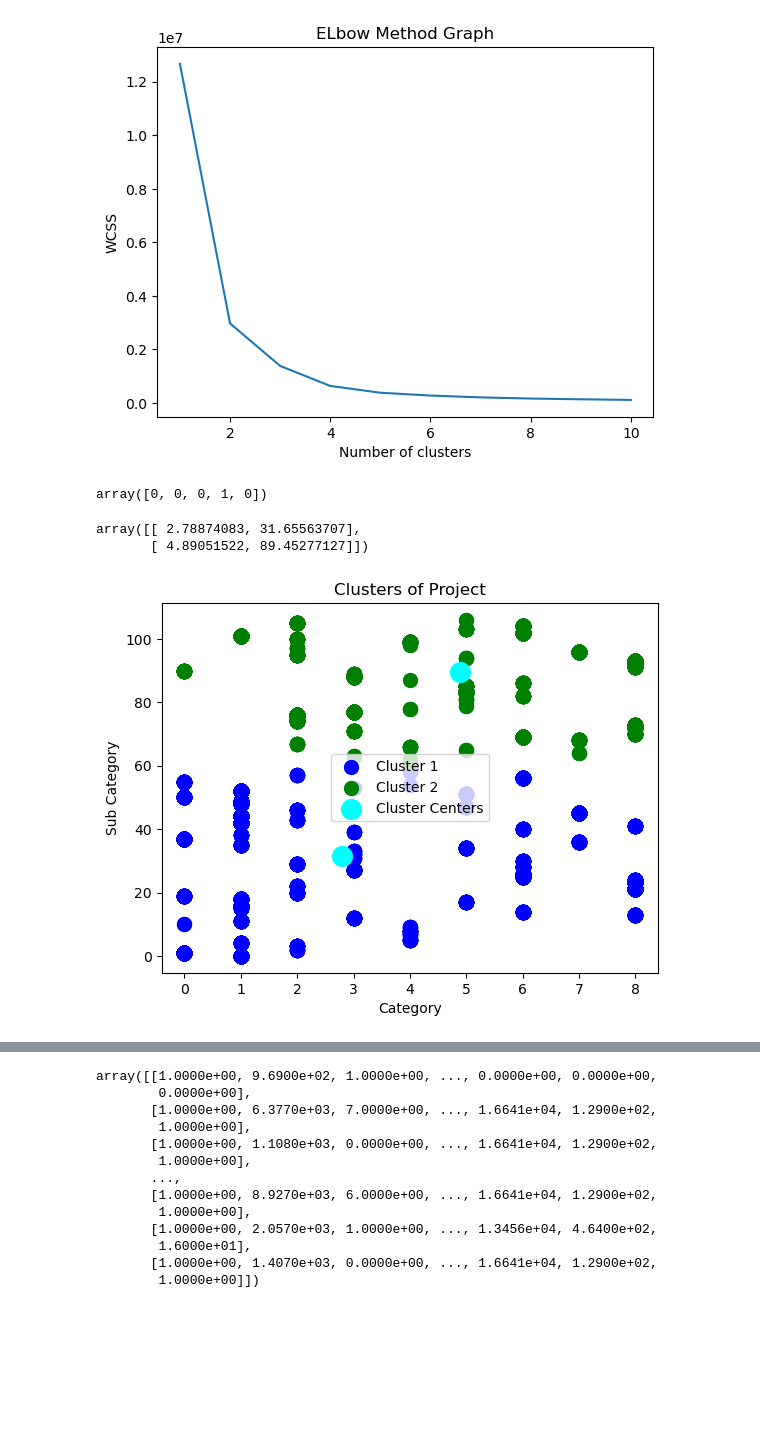
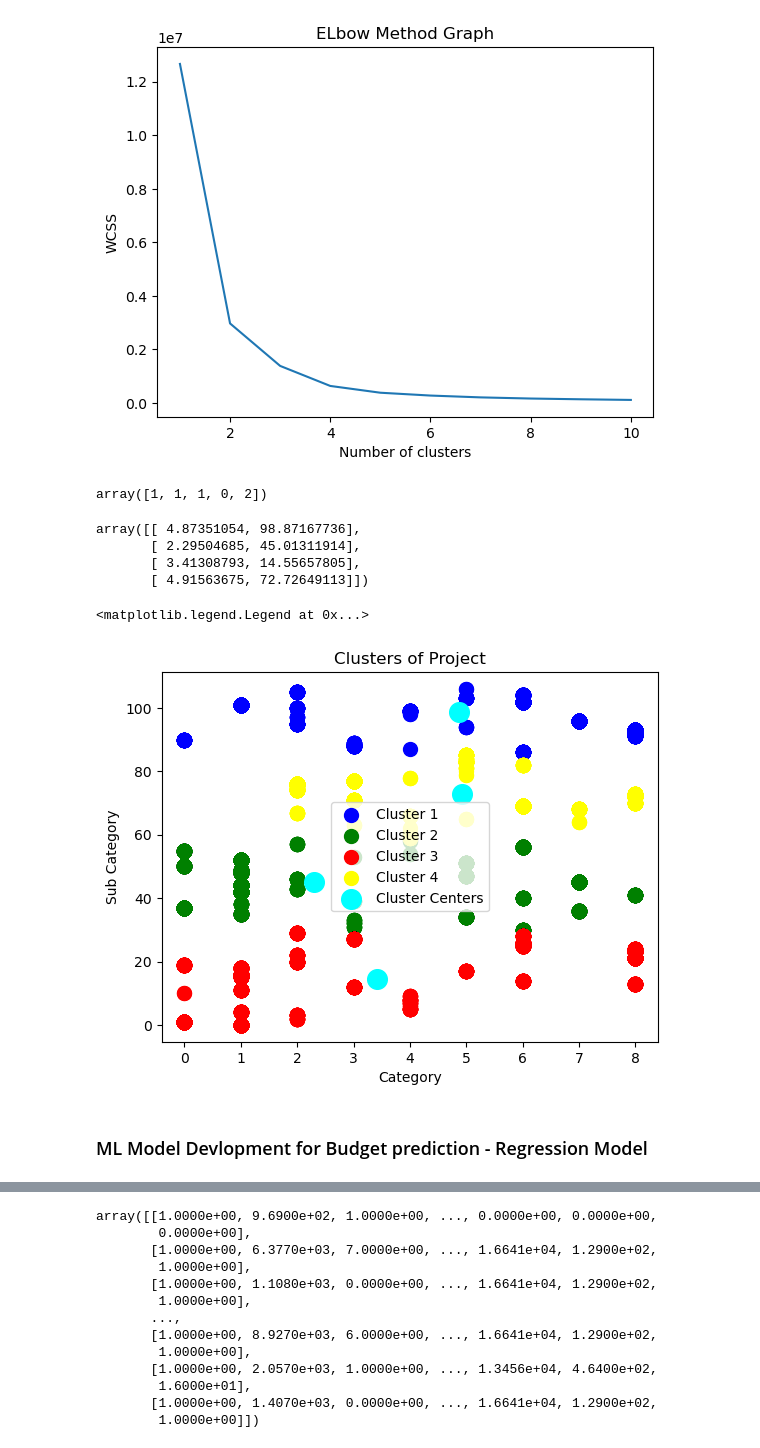
Before and after one commit to vicky872/Machine-Learning, a Jupyter notebook: Machine learning Project .ipynb, the cells around one changed output, grey strips where cells are left out. Cells and saved outputs as stored; diff of their text form; code cells hidden in the pictures; blank space fills up the shorter version.

```diff
--- a/Machine learning Project .ipynb
+++ b/Machine learning Project .ipynb
@@ -234,32 +238,44 @@ plt.show()
 # %% [output]
 [figure]
 # %%
-kmeans = KMeans(n_clusters=2)
+# Here Elbow point is 4 since post 4 WCSS is almost constant
+
+kmeans = KMeans(n_clusters=4)
 kmeans.fit(x)
 pred = kmeans.predict(x)
 pred[:5]
 # %% [output]
-array([0, 0, 0, 1, 0])
+array([1, 1, 1, 0, 2])
 # %%
 kmeans.cluster_centers_
 # %% [output]
-array([[ 2.78874083, 31.65563707],
-       [ 4.89051522, 89.45277127]])
+array([[ 4.87351054, 98.87167736],
+       [ 2.29504685, 45.01311914],
+       [ 3.41308793, 14.55657805],
+       [ 4.91563675, 72.72649113]])
 # %%
+#Plot Clusters for selected columns
+
 plt.scatter(x.iloc[pred==0, 0], x.iloc[pred==0, 1],
-           s=100, c='blue', label='Cluster 1')
+ s=100, c='blue', label='Cluster 1')
 plt.scatter(x.iloc[pred==1, 0], x.iloc[pred==1, 1],
-           s=100, c='green', label='Cluster 2')
+ s=100, c='green', label='Cluster 2')
+plt.scatter(x.iloc[pred==2, 0], x.iloc[pred==2, 1],
+ s=100, c='red', label='Cluster 3')
+plt.scatter(x.iloc[pred==3, 0], x.iloc[pred==3, 1],
+s=100, c='yellow', label='Cluster 4')
 plt.scatter(kmeans.cluster_centers_[:,0],
-            kmeans.cluster_centers_[:, 1],
-           s=200, c='cyan', label='Cluster Centers')
+ kmeans.cluster_centers_[:, 1],
+ s=200, c='cyan', label='Cluster Centers')
 plt.title('Clusters of Project')
 plt.xlabel('Category')
 plt.ylabel('Sub Category')
 plt.legend()
-plt.show()
 # %% [output]
+<matplotlib.legend.Legend at 0x...>
-[figure, old version]
+[figure, new version]
+# %% [markdown]
+### ML Model Devlopment for Budget prediction - Regression Model
 # %%
 x = df.drop(columns=['Budget'])  # except Budget all colums will be x
 y = df['Budget'] # Budget is target variable
```
Also changed, not shown: parts of 12 cells of this notebook.
